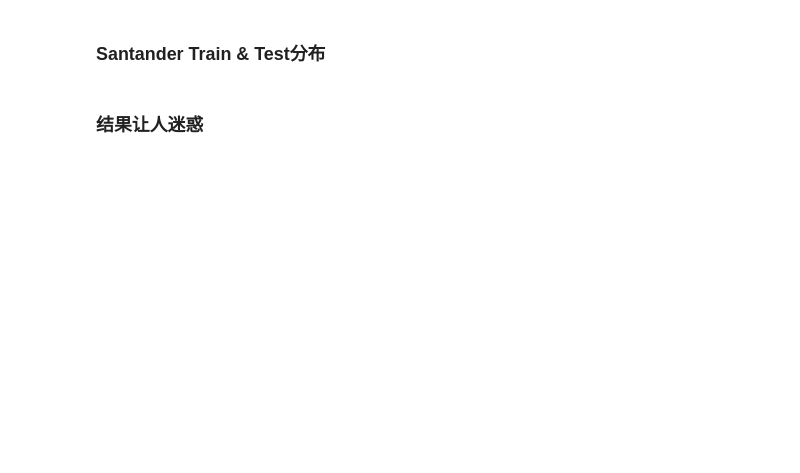
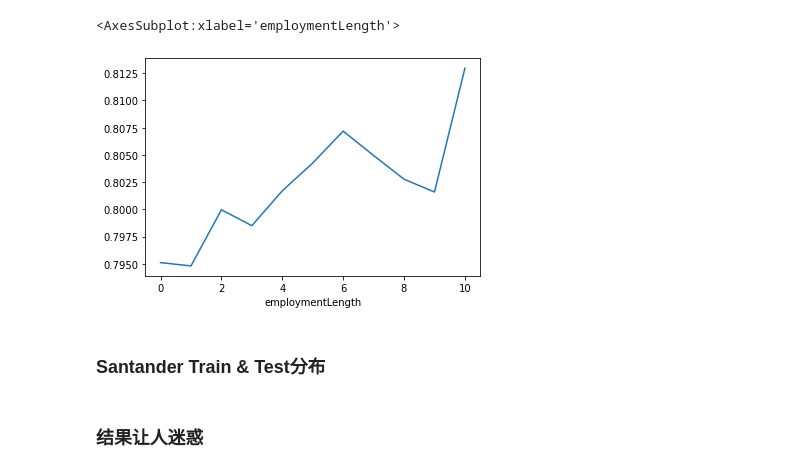
Before and after one commit to elsieyin/FengKo, a Jupyter notebook: EDA/myeda.ipynb, the cells around one changed output. Drawn from its saved outputs; the diff is of its cells as text; code cells hidden in the pictures; blank space fills up the shorter version.

```diff
--- a/EDA/myeda.ipynb
+++ b/EDA/myeda.ipynb
@@ -63,0 +170,6 @@ train['isDefault'].value_counts().sort_index().plot(kind = 'bar')
+# %%
+a2 = train.loc[train['isDefault']==0]
+b2 = a2.groupby('employmentLength')['employmentLength'].count()
+c2 = train.groupby('employmentLength')['employmentLength'].count()
+p2 = b2/c2
+p2
@@ -64,3 +190,8 @@ train['isDefault'].value_counts().sort_index().plot(kind = 'bar')
+# %%
+sns.lineplot(p2.index, p2.values)
+# %% [output]
+<AxesSubplot:xlabel='employmentLength'>
+[figure, added]
 # %% [markdown]
 ### Santander Train & Test分布
 # %% [markdown]
```
Also changed, not shown: parts of 37 cells of this notebook, 3 other files.
